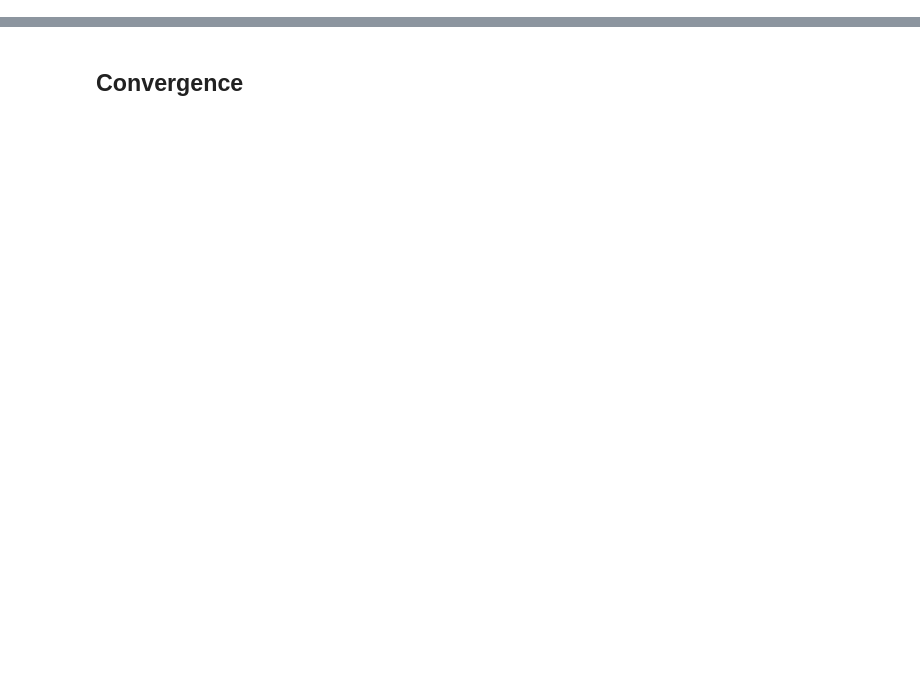
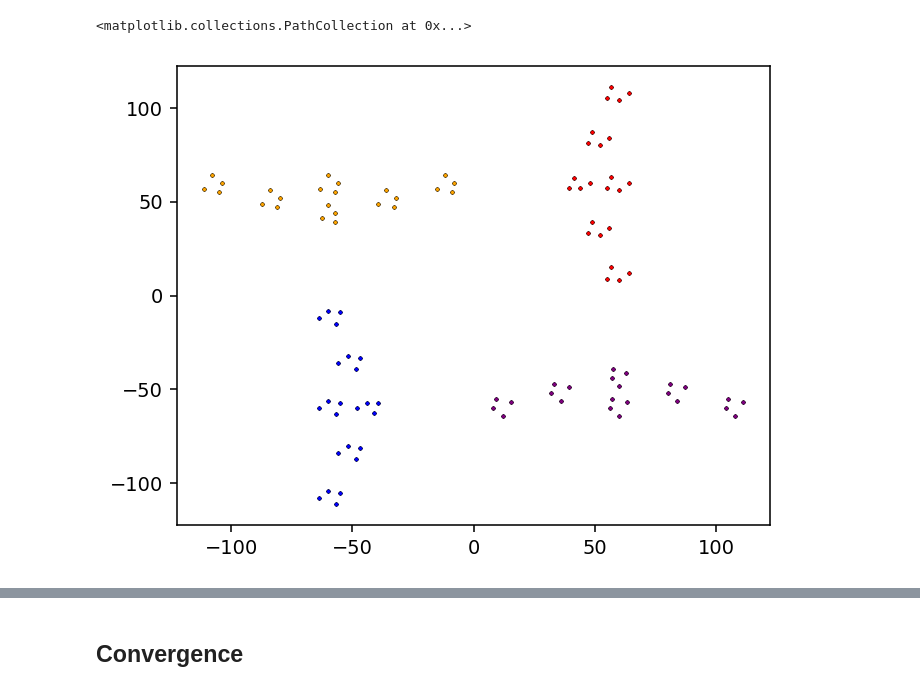
Before and after one commit to nbachand/city_block_cfd, a Jupyter notebook: config2_post-multiRun.ipynb, the cells around one changed output, grey strips where cells are left out. Drawn from its saved outputs; the diff is of its cells as text; code cells hidden in the pictures; blank space fills up the shorter version.

```diff
--- a/config2_post-multiRun.ipynb
+++ b/config2_post-multiRun.ipynb
@@ -65,10 +67,3 @@ def flip_data(df):
 # %%
 qoisOutputed = ["mass_flux", "comp(u,0)"]
 qois= ["mass_flux"]
-# %%
-runs = [15, 17]
-allProbes = []
-for run in runs:
-    probes_dir = f'{scratch_dir}/CHARLES/{category}/R{run}/probes/probesOut'
-    probes = probePost.Probes(probes_dir, probe_type = "FLUX_PROBES", flux_quants = qoisOutputed, file_type = "parquet")
-    allProbes.concat(probes)
@@ -288,0 +318,18 @@ plt.savefig(f'{home_dir}/CHARLES/{category}/R{run}/plots/rmsInterior', bbox_inch
+# %%
+
+roomVentilationMI["orientation"] = pd.Series(dtype=float)
+
+roomVentilationMI.loc[roomVentilationMI.blockType.isna(), "orientation"] = 0
+roomVentilationMI.loc[roomVentilationMI.blockType == "Bx", "orientation"] = 90
+roomVentilationMI.loc[roomVentilationMI.blockType == "Bxz", "orientation"] =180
+roomVentilationMI.loc[roomVentilationMI.blockType == "Bz", "orientation"] = 270
+
+fig, ax=plt.subplots(1, 1, constrained_layout =True)
+ax.scatter(roomVentilationMI[roomVentilationMI["orientation"] ==   0]['x'], roomVentilationMI[roomVentilationMI["orientation"] ==   0]['z'], s=4*im_scaling, c="red", edgecolors="black", linewidths=.1)
+ax.scatter(roomVentilationMI[roomVentilationMI["orientation"] ==  90]['x'], roomVentilationMI[roomVentilationMI["orientation"] ==  90]['z'], s=4*im_scaling, c="orange", edgecolors="black", linewidths=.1)
+ax.scatter(roomVentilationMI[roomVentilationMI["orientation"] == 180]['x'], roomVentilationMI[roomVentilationMI["orientation"] == 180]['z'], s=4*im_scaling, c="blue", edgecolors="black", linewidths=.1)
+ax.scatter(roomVentilationMI[roomVentilationMI["orientation"] == 270]['x'], roomVentilationMI[roomVentilationMI["orientation"] == 270]['z'], s=4*im_scaling, c="purple", edgecolors="black", linewidths=.1)
+# plt.savefig(f'{home_dir}/CHARLES/{category}/R{run}/plots/rmsInterior', bbox_inches="tight")
+# %% [output]
+<matplotlib.collections.PathCollection at 0x...>
+[figure, added]
```
Also changed, not shown: parts of 30 cells of this notebook, 2 other files.
